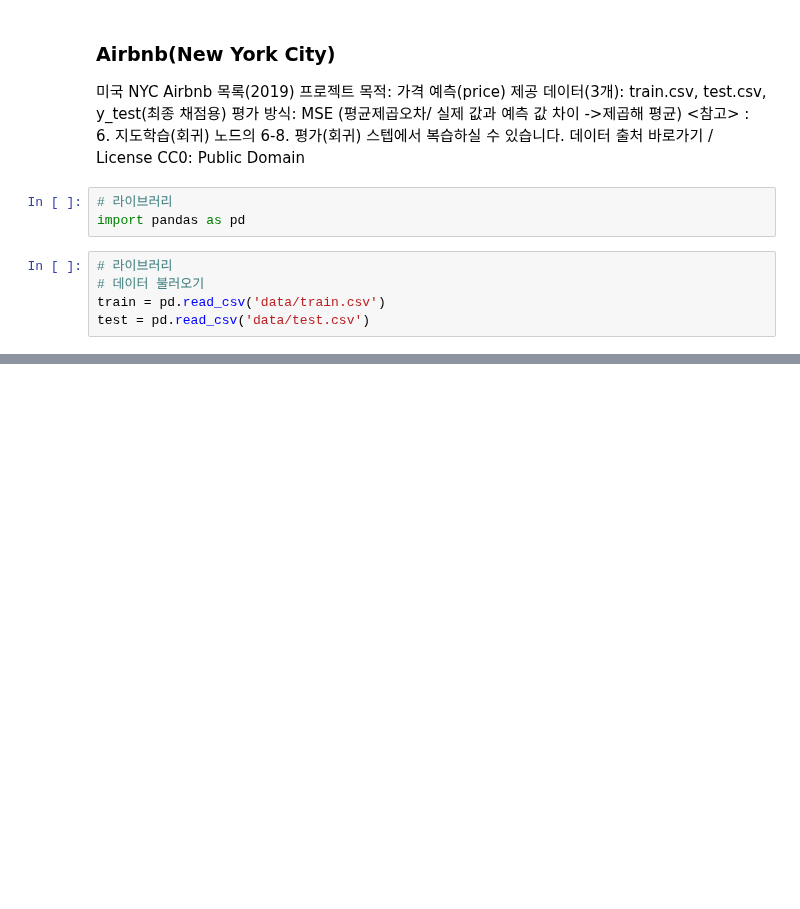
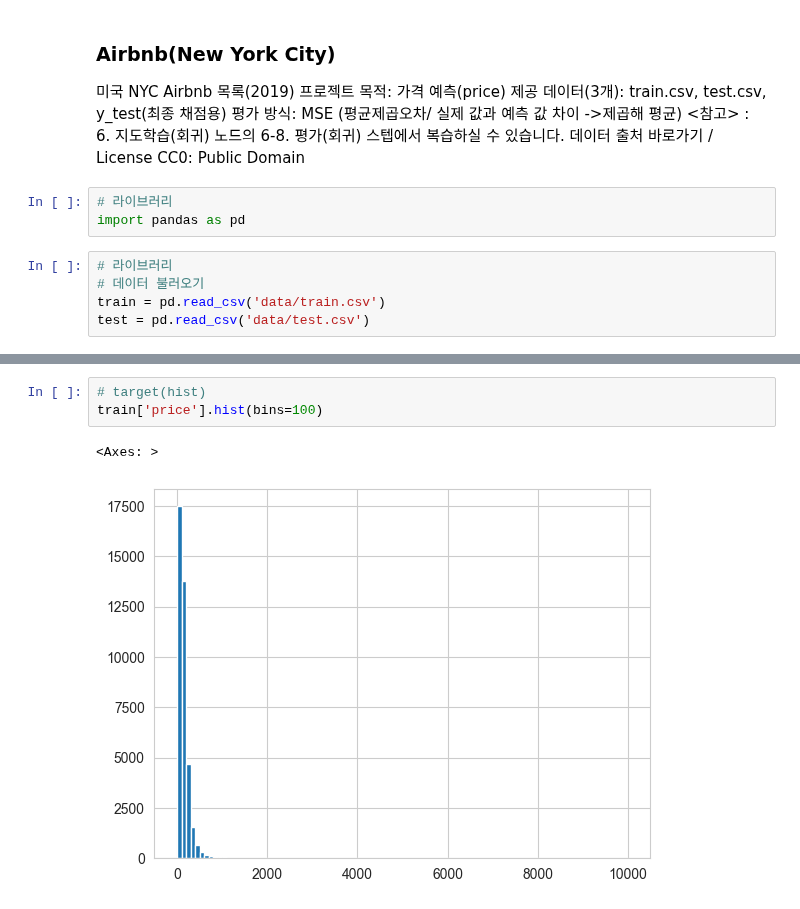
Before and after one commit to tomatojams/python_project, a Jupyter notebook: 모두의 연구소 3개월 집중 AI/3주차-8 머신러닝프로젝트.ipynb, the cells around one changed output, grey strips where cells are left out. Drawn from its saved outputs; the diff is of its cells as text; blank space fills up the shorter version.

```diff
--- a/모두의 연구소 3개월 집중 AI/3주차-8 머신러닝프로젝트.ipynb
+++ b/모두의 연구소 3개월 집중 AI/3주차-8 머신러닝프로젝트.ipynb
@@ -17,0 +94,6 @@ test = pd.read_csv('data/test.csv')
+# %%
+# target(hist)
+train['price'].hist(bins=100)
+# %% [output]
+<Axes: >
+[figure, added]
```
Also changed, not shown: parts of 26 cells of this notebook.
